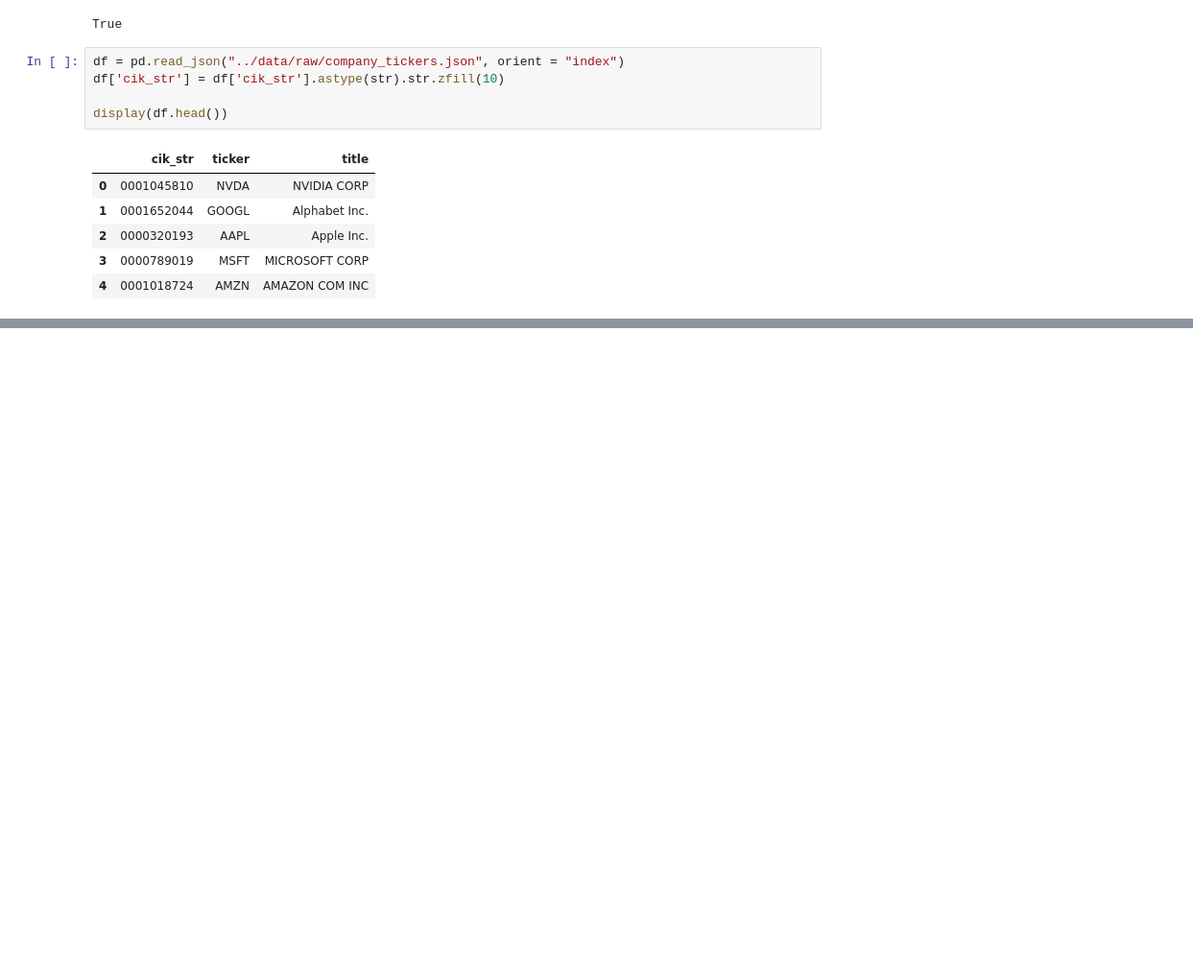
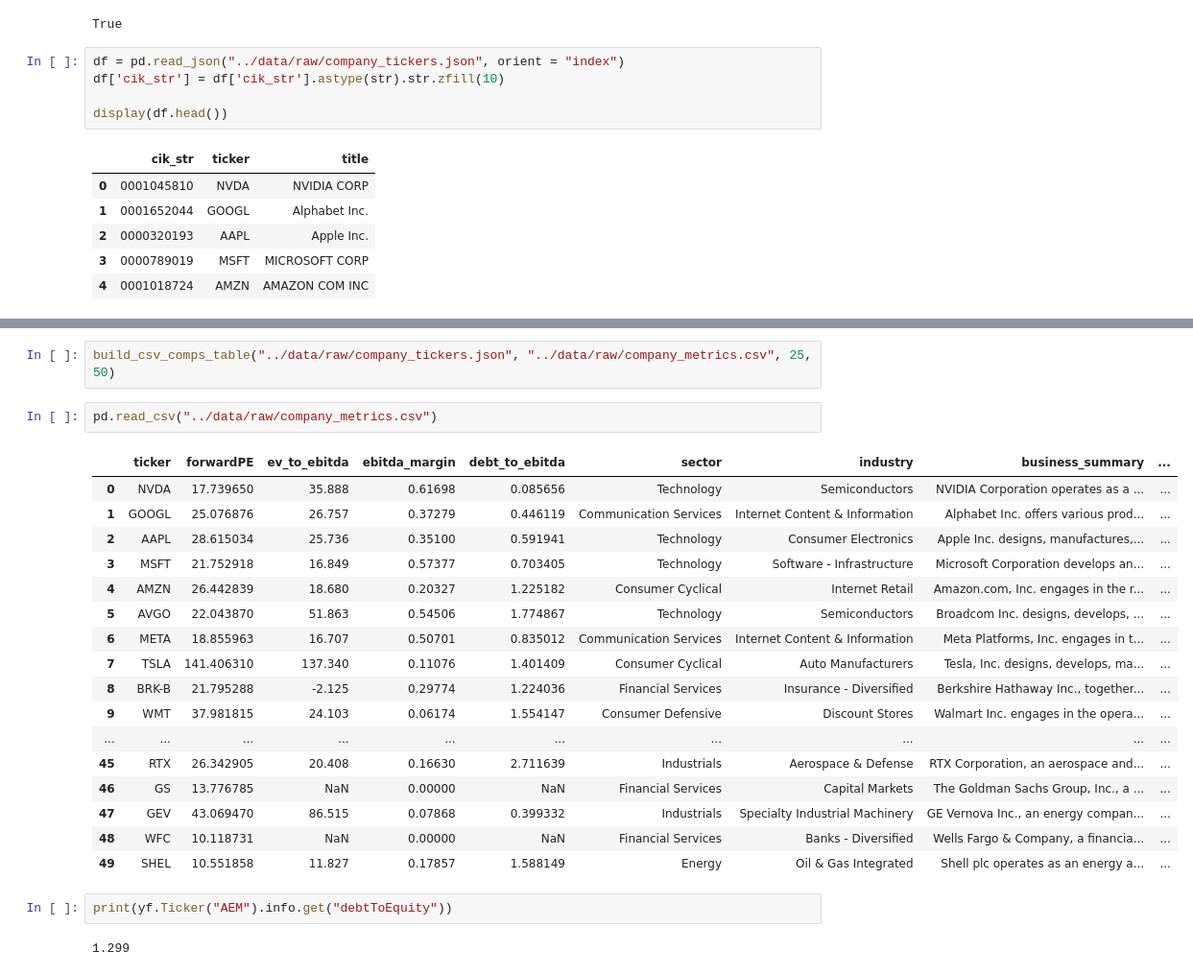
Before and after one commit to Ryan-Fue/smartComps, a Jupyter notebook: notebooks/data_processing.ipynb, the cells around one changed output, grey strips where cells are left out. Shown at 96% size. Cells and saved outputs as stored; diff of their text form; blank space fills up the shorter version.

Commit message:
Added FinancialDataLoader capability to build master company metrics table

```diff
--- a/notebooks/data_processing.ipynb
+++ b/notebooks/data_processing.ipynb
@@ -96,0 +149,26 @@ info
+# %%
+build_csv_comps_table("../data/raw/company_tickers.json", "../data/raw/company_metrics.csv", 25, 50)
+# %%
+pd.read_csv("../data/raw/company_metrics.csv")
+# %% [output]
+|  | ticker | forwardPE | ev_to_ebitda | ebitda_margin | debt_to_ebitda | sector | industry | business_summary | ... |
+| 0 | NVDA | 17.739650 | 35.888 | 0.61698 | 0.085656 | Technology | Semiconductors | NVIDIA Corporation operates as a ... | ... |
+| 1 | GOOGL | 25.076876 | 26.757 | 0.37279 | 0.446119 | Communication Services | Internet Content & Information | Alphabet Inc. offers various prod... | ... |
+| 2 | AAPL | 28.615034 | 25.736 | 0.35100 | 0.591941 | Technology | Consumer Electronics | Apple Inc. designs, manufactures,... | ... |
+| 3 | MSFT | 21.752918 | 16.849 | 0.57377 | 0.703405 | Technology | Software - Infrastructure | Microsoft Corporation develops an... | ... |
+| 4 | AMZN | 26.442839 | 18.680 | 0.20327 | 1.225182 | Consumer Cyclical | Internet Retail | Amazon.com, Inc. engages in the r... | ... |
+| 5 | AVGO | 22.043870 | 51.863 | 0.54506 | 1.774867 | Technology | Semiconductors | Broadcom Inc. designs, develops, ... | ... |
+| 6 | META | 18.855963 | 16.707 | 0.50701 | 0.835012 | Communication Services | Internet Content & Information | Meta Platforms, Inc. engages in t... | ... |
+| 7 | TSLA | 141.406310 | 137.340 | 0.11076 | 1.401409 | Consumer Cyclical | Auto Manufacturers | Tesla, Inc. designs, develops, ma... | ... |
+| 8 | BRK-B | 21.795288 | -2.125 | 0.29774 | 1.224036 | Financial Services | Insurance - Diversified | Berkshire Hathaway Inc., together... | ... |
+| 9 | WMT | 37.981815 | 24.103 | 0.06174 | 1.554147 | Consumer Defensive | Discount Stores | Walmart Inc. engages in the opera... | ... |
+| ... | ... | ... | ... | ... | ... | ... | ... | ... | ... |
+| 45 | RTX | 26.342905 | 20.408 | 0.16630 | 2.711639 | Industrials | Aerospace & Defense | RTX Corporation, an aerospace and... | ... |
+| 46 | GS | 13.776785 | NaN | 0.00000 | NaN | Financial Services | Capital Markets | The Goldman Sachs Group, Inc., a ... | ... |
+| 47 | GEV | 43.069470 | 86.515 | 0.07868 | 0.399332 | Industrials | Specialty Industrial Machinery | GE Vernova Inc., an energy compan... | ... |
+| 48 | WFC | 10.118731 | NaN | 0.00000 | NaN | Financial Services | Banks - Diversified | Wells Fargo & Company, a financia... | ... |
+| 49 | SHEL | 10.551858 | 11.827 | 0.17857 | 1.588149 | Energy | Oil & Gas Integrated | Shell plc operates as an energy a... | ... |
+# %%
+print(yf.Ticker("AEM").info.get("debtToEquity"))
+# %% [output]
+1.299
```
Also changed, not shown: parts of 4 cells of this notebook, 3 other files.
